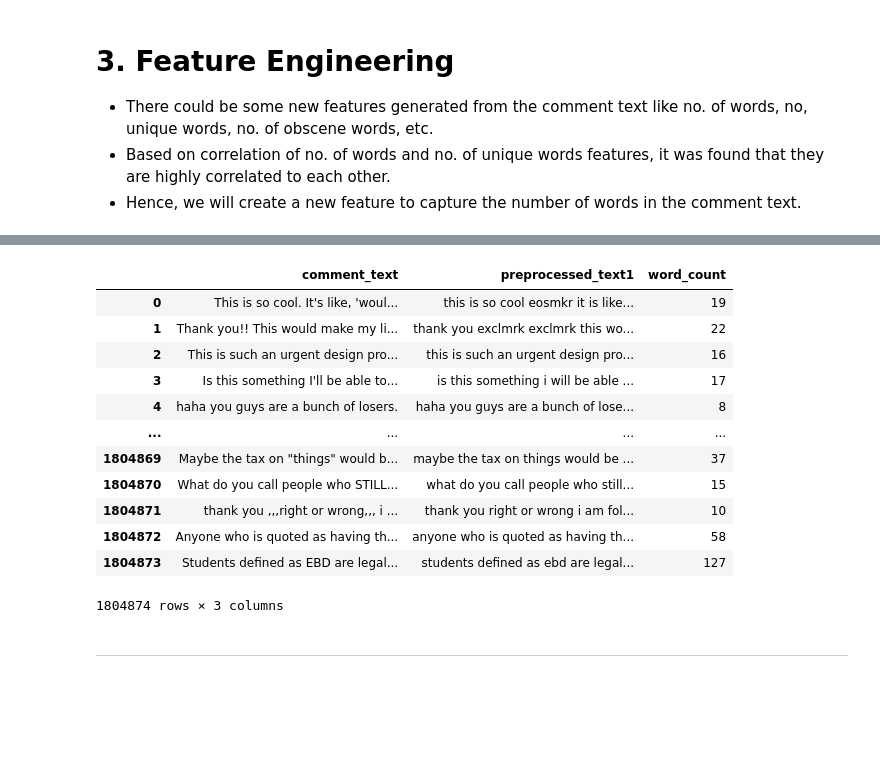
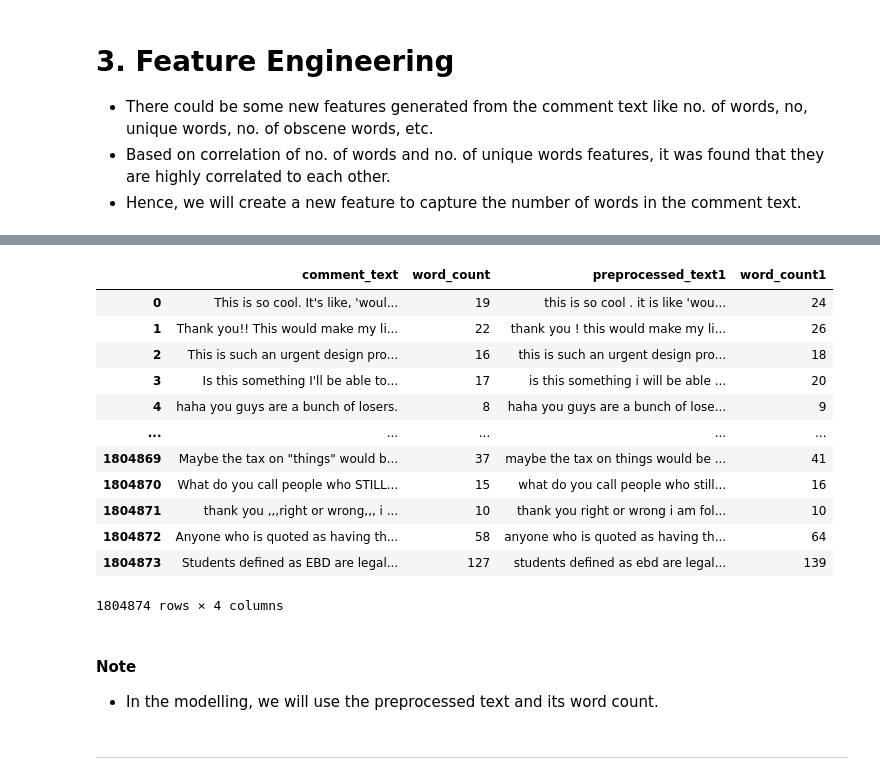
Before and after one commit to pulkitratnaganjeer/ToxicityClassification, a Jupyter notebook: 2.Data Preprocessing.ipynb, the cells around one changed output, grey strips where cells are left out. Saved outputs shown, nothing was run; the diff lists cells and outputs as text; code cells hidden in the pictures; blank space fills up the shorter version.

Commit message:
Updated Data Preprocessing

```diff
--- a/2.Data Preprocessing.ipynb
+++ b/2.Data Preprocessing.ipynb
@@ -653,8 +657,8 @@ def preprocess(text, html=True, accent=True, lower=True, ipLinkNum=True, emotico
 
     if specialToken == True:
 
-        # Call the 'replaceSpecialTokens' to replace special tokens with words.
-        text = replaceSpecialTokens(text, isBERTUsed)
+        # Call the 'processSpecialTokens' to add space around sentence end tokens.
+        text = processSpecialTokens(text, isBERTUsed)
 
     if decontraction == True:
 
@@ -695,7 +699,18 @@ else:
     data = pd.read_csv('Data/train.csv')
 
     # Preprocess the comment text and store the processed text in a new feature 'preprocessed_text1'
-    data['preprocessed_text1'] = data['comment_text'].apply(preprocess)
+    # data['preprocessed_text1'] = data['comment_text'].apply(preprocess)
 
-    data.to_csv('Data/preprocessed_train.csv', index=false)
+    lstComments = data['comment_text'] # List of all comment texts
+    lstProcessedComments = list() # List to store the preprocess comment texts
+
+    # Preprocess each comment and store in the list 'lstProcessedComments'
+    for comment in tqdm(lstComments):
+
+        lstProcessedComments.append(preprocess(comment))
+
+    # Create a new Feature 'preprocessed_text1' for the new preprocessed comments.
+    data['preprocessed_text1'] = lstProcessedComments
+
+    data.to_csv('Data/preprocessed_train.csv', index=False)
 # %% [output]
@@ -709,3 +724,7 @@ Wall time: 21.8 s
 * There could be some new features generated from the comment text like no. of words, no, unique words, no. of obscene words, etc.
 * Based on correlation of no. of words and no. of unique words features, it was found that they are highly correlated to each other.
 * Hence, we will create a new feature to capture the number of words in the comment text.
+# %%
+%%time
+# Ensure the preprocessed text is of str type
+data['preprocessed_text1'] = data['preprocessed_text1'].astype(str)
@@ -712,5 +734,7 @@ Wall time: 21.8 s
 # %%
 %%time
-# Create two new features 'word_count'
+# Create two new features 'word_count' and 'word_count1' for the original text and preprocessed text.
+# We will use the 'word_count1' feature in the model.
 data['word_count'] = data['comment_text'].apply(lambda x: len(x.split()))
+data['word_count1'] = data['preprocessed_text1'].apply(lambda x: len(x.split()))
 # %% [output]
@@ -723,20 +750,24 @@ data.to_csv('Data/preprocessed_train.csv', index=False)
-# %%
-# Display the original comment text, pre-processed comment text and word count features.
-data[['comment_text', 'preprocessed_text1', 'word_count']]
-# %% [output]
-|  | comment_text | preprocessed_text1 | word_count |
-| 0 | This is so cool. It's like, 'woul... | this is so cool eosmkr it is like... | 19 |
-| 1 | Thank you!! This would make my li... | thank you exclmrk exclmrk this wo... | 22 |
-| 2 | This is such an urgent design pro... | this is such an urgent design pro... | 16 |
-| 3 | Is this something I'll be able to... | is this something i will be able ... | 17 |
-| 4 | haha you guys are a bunch of losers. | haha you guys are a bunch of lose... | 8 |
-| ... | ... | ... | ... |
-| 1804869 | Maybe the tax on "things" would b... | maybe the tax on things would be ... | 37 |
-| 1804870 | What do you call people who STILL... | what do you call people who still... | 15 |
-| 1804871 | thank you ,,,right or wrong,,, i ... | thank you right or wrong i am fol... | 10 |
-| 1804872 | Anyone who is quoted as having th... | anyone who is quoted as having th... | 58 |
-| 1804873 | Students defined as EBD are legal... | students defined as ebd are legal... | 127 |
-1804874 rows × 3 columns
+# %%
+# Display the original comment text, pre-processed comment text and their word count features.
+data[['comment_text', 'word_count', 'preprocessed_text1', 'word_count1']]
+# %% [output]
+|  | comment_text | word_count | preprocessed_text1 | word_count1 |
+| 0 | This is so cool. It's like, 'woul... | 19 | this is so cool . it is like 'wou... | 24 |
+| 1 | Thank you!! This would make my li... | 22 | thank you ! this would make my li... | 26 |
+| 2 | This is such an urgent design pro... | 16 | this is such an urgent design pro... | 18 |
+| 3 | Is this something I'll be able to... | 17 | is this something i will be able ... | 20 |
+| 4 | haha you guys are a bunch of losers. | 8 | haha you guys are a bunch of lose... | 9 |
+| ... | ... | ... | ... | ... |
+| 1804869 | Maybe the tax on "things" would b... | 37 | maybe the tax on things would be ... | 41 |
+| 1804870 | What do you call people who STILL... | 15 | what do you call people who still... | 16 |
+| 1804871 | thank you ,,,right or wrong,,, i ... | 10 | thank you right or wrong i am fol... | 10 |
+| 1804872 | Anyone who is quoted as having th... | 58 | anyone who is quoted as having th... | 64 |
+| 1804873 | Students defined as EBD are legal... | 127 | students defined as ebd are legal... | 139 |
+1804874 rows × 4 columns
+# %% [markdown]
+#### Note
+
+* In the modelling, we will use the preprocessed text and its word count.
 # %% [markdown]
 ----
 # %% [markdown]
```
Also changed, not shown: parts of 13 cells of this notebook.
